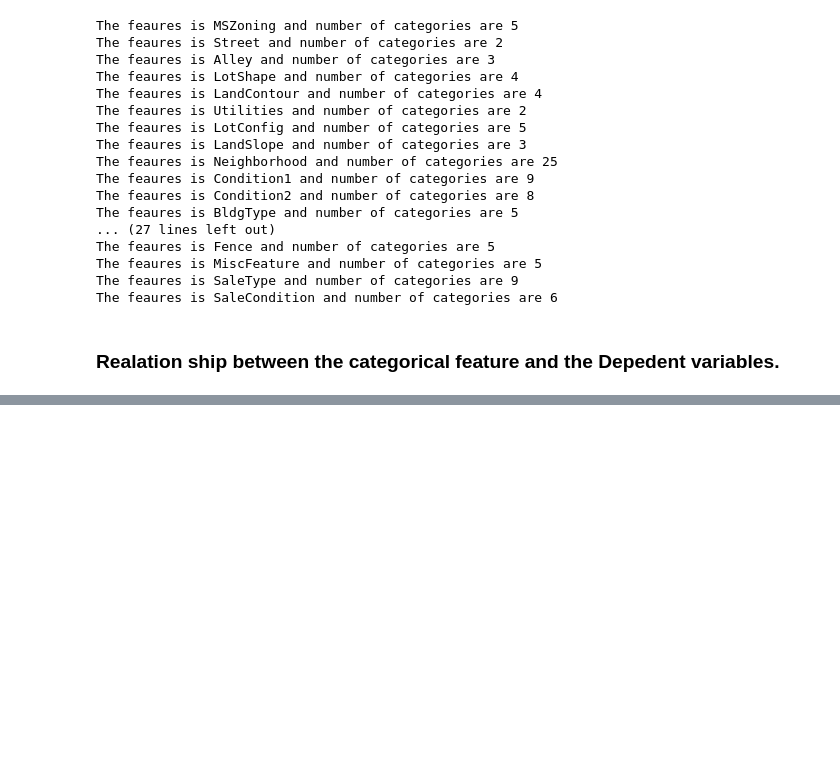
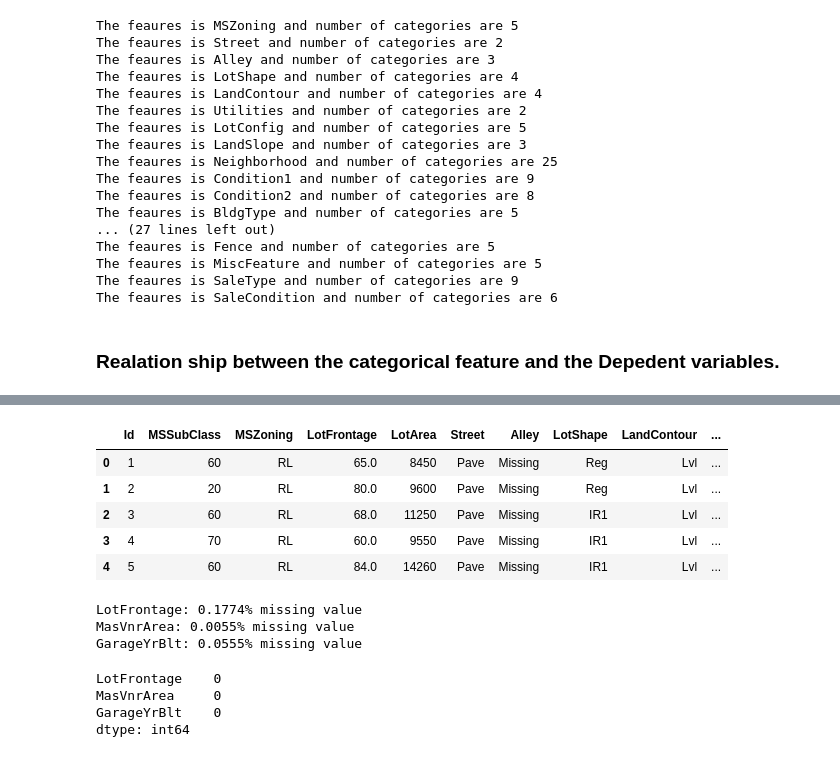
Before and after one commit to Abhinand-NTK/House_Prediction_model, a Jupyter notebook: House_Prediction_model.ipynb, the cells around one changed output, grey strips where cells are left out. Cells and saved outputs as stored; diff of their text form; code cells hidden in the pictures; blank space fills up the shorter version.

```diff
--- a/House_Prediction_model.ipynb
+++ b/House_Prediction_model.ipynb
@@ -438,0 +441,2 @@ for feature in categorical_feature:
+# %%
+fe_data = df.copy()
@@ -438,0 +461,7 @@ for feature in categorical_feature:
+# %%
+## Let us capture all the nan values
+## First lets handle Categorical features which are missing
+features_nan=[feature for feature in fe_data.columns if fe_data[feature].isnull().sum()>1 and fe_data[feature].dtypes=='O']
+
+for feature in features_nan:
+    print("{}: {}% missing values".format(feature,np.round(fe_data[feature].isnull().mean(),4)))
@@ -438,0 +484,10 @@ for feature in categorical_feature:
+# %%
+## Replace missing value with a new label
+def replace_cat_feature(fe_data,features_nan):
+    data_n=fe_data.copy()
+    data_n[features_nan]=data_n[features_nan].fillna('Missing')
+    return data_n
+
+fe_data=replace_cat_feature(fe_data,features_nan)
+
+fe_data[features_nan].isnull().sum()
@@ -438,0 +511,38 @@ for feature in categorical_feature:
+# %%
+fe_data.head()
+# %% [output]
+|  | Id | MSSubClass | MSZoning | LotFrontage | LotArea | Street | Alley | LotShape | LandContour | ... |
+| 0 | 1 | 60 | RL | 65.0 | 8450 | Pave | Missing | Reg | Lvl | ... |
+| 1 | 2 | 20 | RL | 80.0 | 9600 | Pave | Missing | Reg | Lvl | ... |
+| 2 | 3 | 60 | RL | 68.0 | 11250 | Pave | Missing | IR1 | Lvl | ... |
+| 3 | 4 | 70 | RL | 60.0 | 9550 | Pave | Missing | IR1 | Lvl | ... |
+| 4 | 5 | 60 | RL | 84.0 | 14260 | Pave | Missing | IR1 | Lvl | ... |
+# %%
+## Now lets check for numerical variables the contains missing values
+numerical_with_nan=[feature for feature in fe_data.columns if fe_data[feature].isnull().sum()>1 and fe_data[feature].dtypes!='O']
+
+## We will print the numerical nan variables and percentage of missing values
+
+for feature in numerical_with_nan:
+    print("{}: {}% missing value".format(feature,np.around(fe_data[feature].isnull().mean(),4)))
+# %% [output]
+LotFrontage: 0.1774% missing value
+MasVnrArea: 0.0055% missing value
+GarageYrBlt: 0.0555% missing value
+# %%
+## Replacing the numerical Missing Values
+
+for feature in numerical_with_nan:
+    ## We will replace by using median since there are outliers
+    median_value=fe_data[feature].median()
+
+    ## create a new feature to capture nan values
+    fe_data[feature+'nan']=np.where(fe_data[feature].isnull(),1,0)
+    fe_data[feature].fillna(median_value,inplace=True)
+
+fe_data[numerical_with_nan].isnull().sum()
+# %% [output]
+LotFrontage    0
+MasVnrArea     0
+GarageYrBlt    0
+dtype: int64
```
Also changed, not shown: parts of 12 cells of this notebook.
